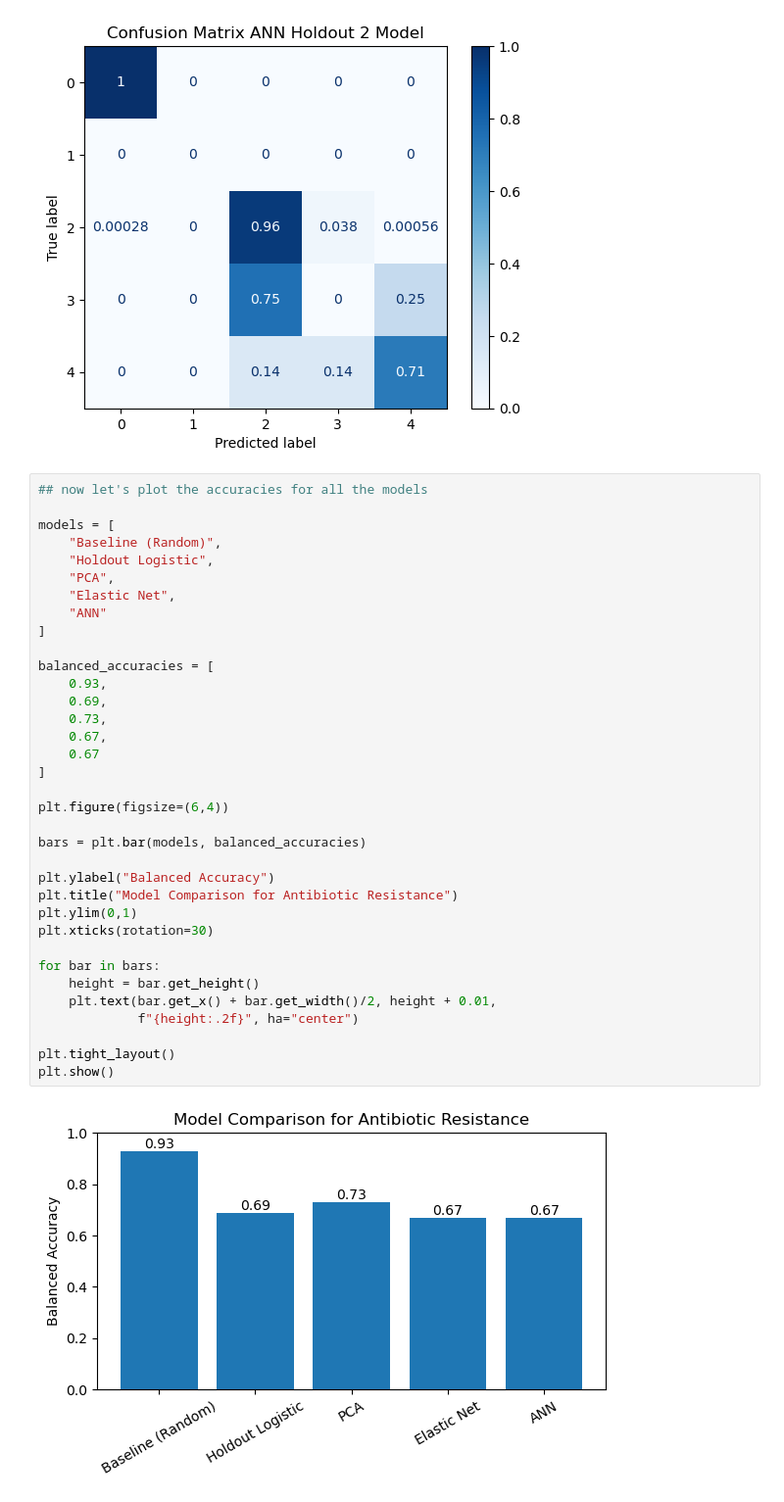
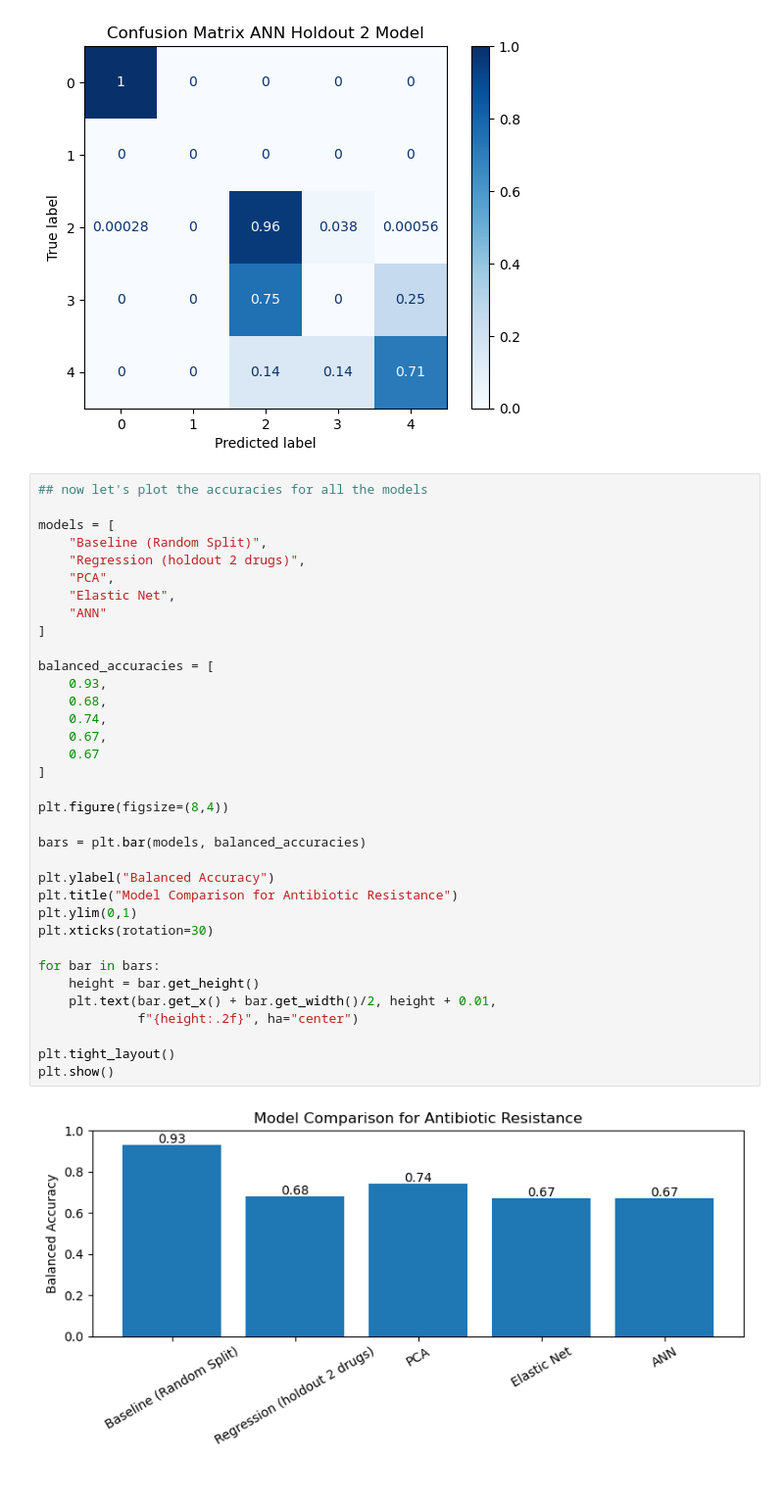
Before and after one commit to ibonomi-MSSE/277B-Final-Project, a Jupyter notebook: model_exploration.ipynb, the cells around one changed output. Shown at 98% size. Cells and saved outputs as stored; diff of their text form.

```diff
--- a/model_exploration.ipynb
+++ b/model_exploration.ipynb
@@ -814,36 +814,36 @@ plt.show()
 ## now let's plot the accuracies for all the models
 
 models = [
-    "Baseline (Random)",
-    "Holdout Logistic",
+    "Baseline (Random Split)",
+    "Regression (holdout 2 drugs)",
     "PCA",
     "Elastic Net",
     "ANN"
 ]
 
 balanced_accuracies = [
     0.93,
-    0.69,
-    0.73,
+    0.68,
+    0.74,
     0.67,
     0.67
 ]
 
-plt.figure(figsize=(6,4))
+plt.figure(figsize=(8,4))
 
 bars = plt.bar(models, balanced_accuracies)
 
 plt.ylabel("Balanced Accuracy")
 plt.title("Model Comparison for Antibiotic Resistance")
 plt.ylim(0,1)
 plt.xticks(rotation=30)
 
 for bar in bars:
     height = bar.get_height()
     plt.text(bar.get_x() + bar.get_width()/2, height + 0.01,
              f"{height:.2f}", ha="center")
 
 plt.tight_layout()
 plt.show()
 # %% [output]
-[figure, old version]
+[figure, new version]
```
Also changed, not shown: 1 other file.
